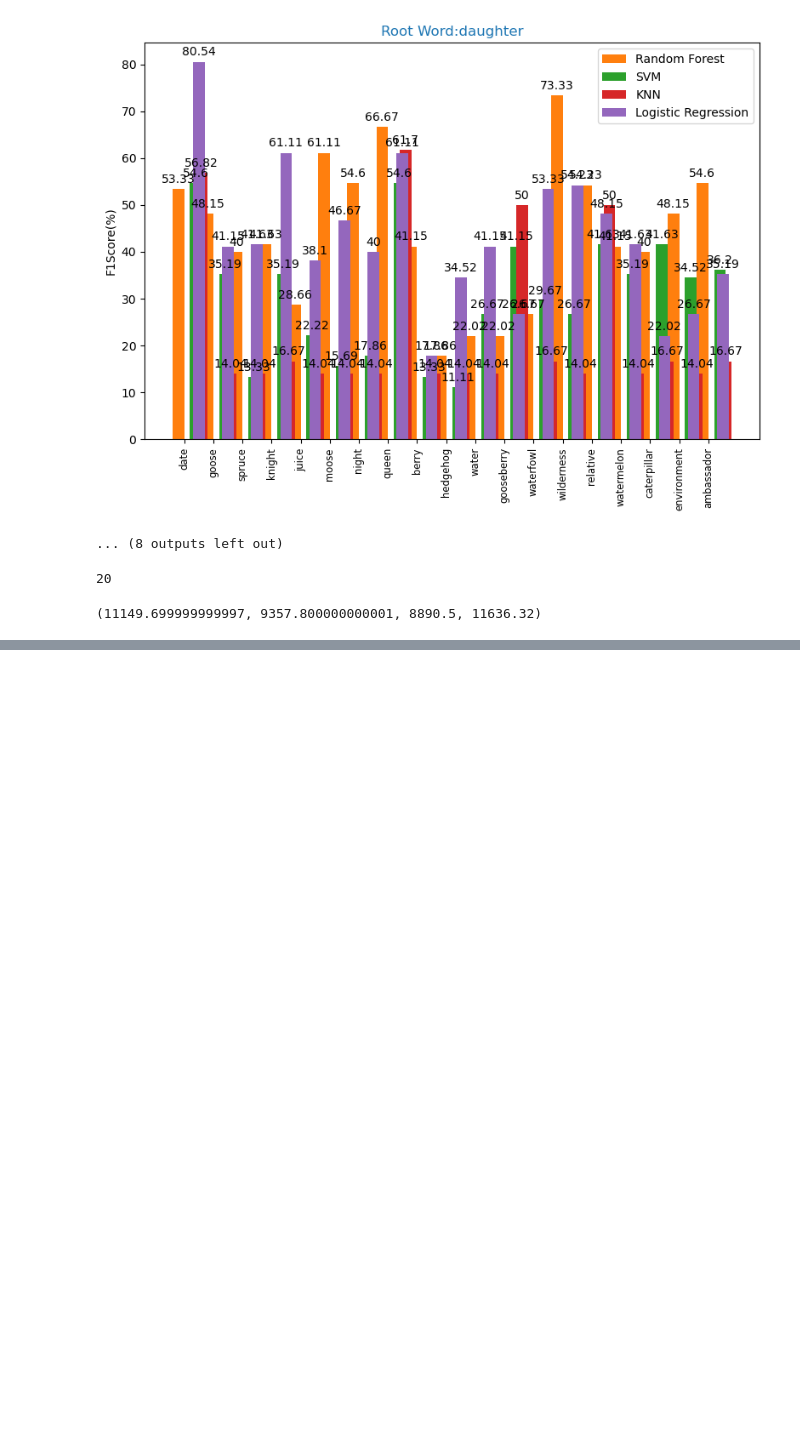
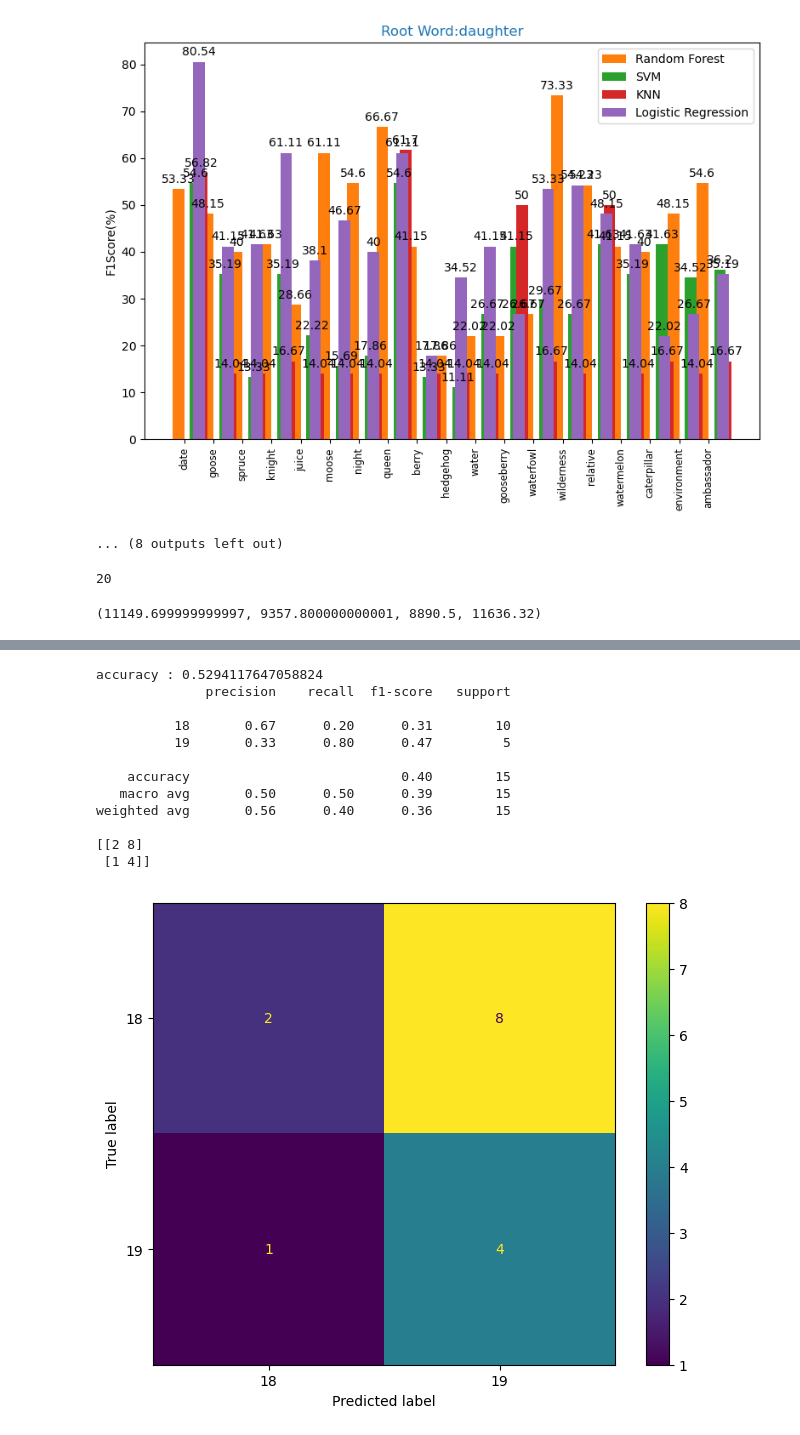
Before and after one commit to fineanmol/EEG-based---BCI, a Jupyter notebook: code_scripts/test_features.ipynb, the cells around one changed output, grey strips where cells are left out. Saved outputs shown, nothing was run; the diff lists cells and outputs as text; code cells hidden in the pictures; blank space fills up the shorter version.

```diff
--- a/code_scripts/test_features.ipynb
+++ b/code_scripts/test_features.ipynb
@@ -1183,33 +1505,47 @@ plt.show()
 # %%
 import numpy as np
 import matplotlib.pyplot as plt
 from scipy.spatial import distance
 from sklearn.model_selection import train_test_split
 from sklearn.neighbors import KNeighborsClassifier
 from sklearn.model_selection import GridSearchCV
 from sklearn.metrics import classification_report,confusion_matrix
 
 pair_list=[complete_pairs]
 for pairs in pair_list:
     for i in pairs.keys():
         n=len(pairs[i])
         break
     for i,word_index in enumerate(pairs.keys()):
         for j in range(len(pairs[word_index])):
             X_train, X_test, y_train, y_test = get_arrays(word_index,pairs[word_index][j])
 
 
 #train
 parameters = {'n_neighbors':[2, 4, 8]}
 clf = GridSearchCV(KNeighborsClassifier(n_jobs=None), parameters, cv=5)
 clf.fit(X_train, y_train)
 print("accuracy :",clf.best_score_)
 #evaluate
 y_pred = clf.predict(X_test)
 print(classification_report(y_test, y_pred))
 print(confusion_matrix(y_test, y_pred))
-plot_confusion_matrix(clf, X_test, y_test)
+ConfusionMatrixDisplay.from_estimator(clf, X_test, y_test)
 plt.show()
+# %% [output]
+accuracy : 0.5294117647058824
+              precision    recall  f1-score   support
+
+          18       0.67      0.20      0.31        10
+          19       0.33      0.80      0.47         5
+
+    accuracy                           0.40        15
+   macro avg       0.50      0.50      0.39        15
+weighted avg       0.56      0.40      0.36        15
+
+[[2 8]
+ [1 4]]
+[figure, added]
 # %%
 import numpy as np
 from scipy.spatial import distance
```
Also changed, not shown: parts of 33 cells of this notebook, 19 other files.
